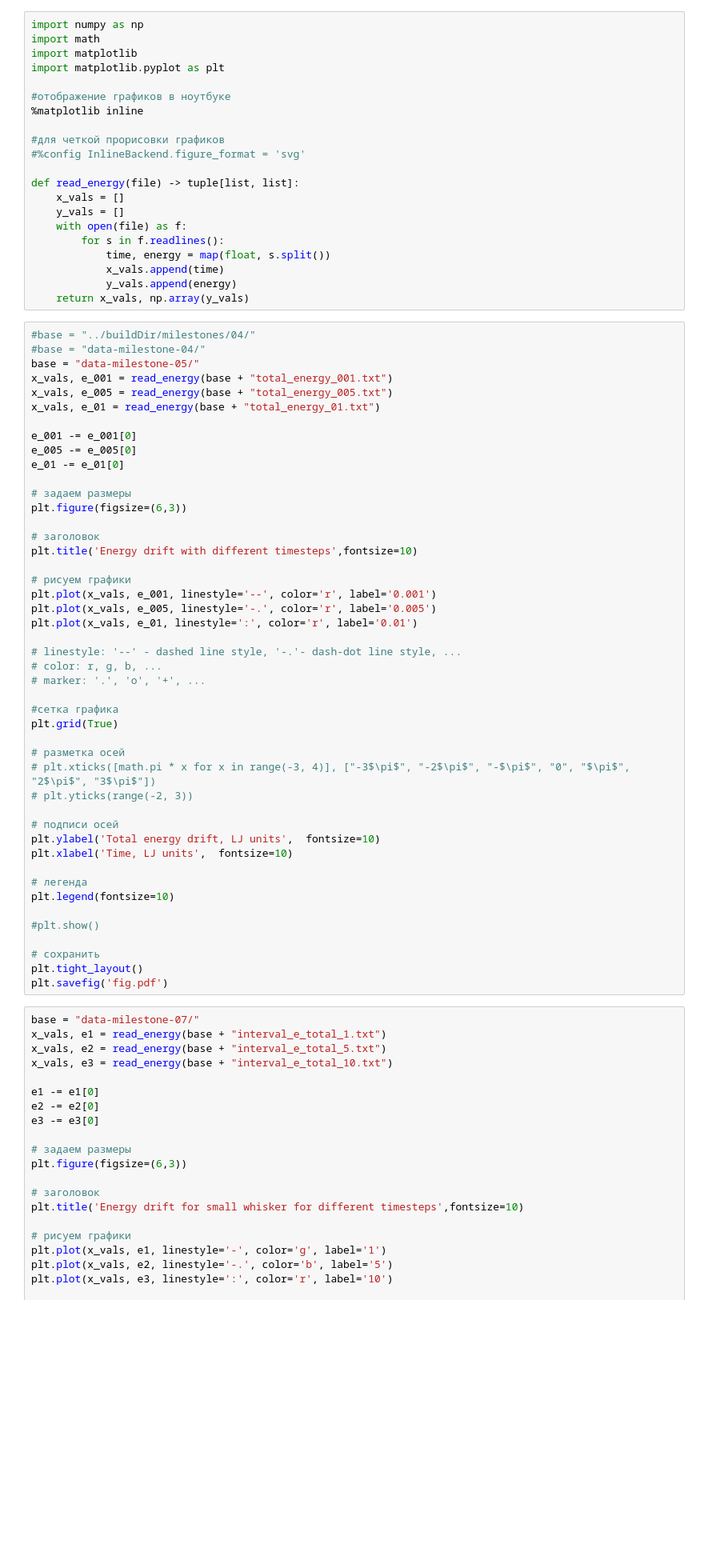
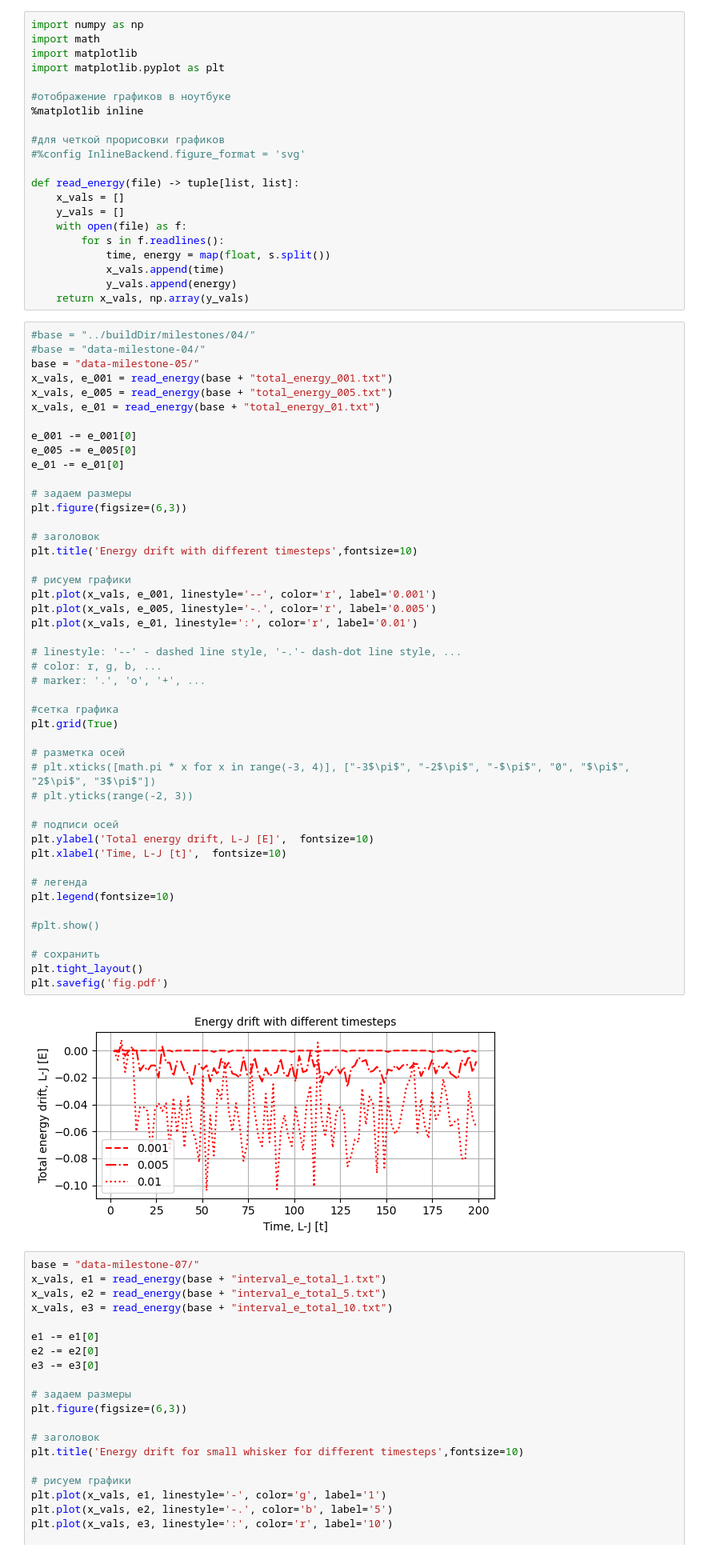
Before and after one commit to maximelianos/molecular-dynamics, a Jupyter notebook: plot/energy_lineplot.ipynb, the cells around one changed output. Shown: that part at 80% size. Cells and saved outputs as stored; diff of their text form; blank space fills up the shorter version.

```diff
--- a/plot/energy_lineplot.ipynb
+++ b/plot/energy_lineplot.ipynb
@@ -36,35 +36,37 @@ plt.figure(figsize=(6,3))
 
 # заголовок
 plt.title('Energy drift with different timesteps',fontsize=10)
 
 # рисуем графики
 plt.plot(x_vals, e_001, linestyle='--', color='r', label='0.001')
 plt.plot(x_vals, e_005, linestyle='-.', color='r', label='0.005')
 plt.plot(x_vals, e_01, linestyle=':', color='r', label='0.01')
 
 # linestyle: '--' - dashed line style, '-.'- dash-dot line style, ...
 # color: r, g, b, ...
 # marker: '.', 'o', '+', ...
 
 #сетка графика
 plt.grid(True)
 
 # разметка осей
 # plt.xticks([math.pi * x for x in range(-3, 4)], ["-3$\pi$", "-2$\pi$", "-$\pi$", "0", "$\pi$", "2$\pi$", "3$\pi$"])
 # plt.yticks(range(-2, 3))
 
 # подписи осей
-plt.ylabel('Total energy drift, LJ units',  fontsize=10)
-plt.xlabel('Time, LJ units',  fontsize=10)
+plt.ylabel('Total energy drift, L-J [E]',  fontsize=10)
+plt.xlabel('Time, L-J [t]',  fontsize=10)
 
 # легенда
 plt.legend(fontsize=10)
 
 #plt.show()
 
 # сохранить
 plt.tight_layout()
 plt.savefig('fig.pdf')
+# %% [output]
+[figure, added]
 # %%
 base = "data-milestone-07/"
 x_vals, e1 = read_energy(base + "interval_e_total_1.txt")
```
Also changed, not shown: 6 other files.
